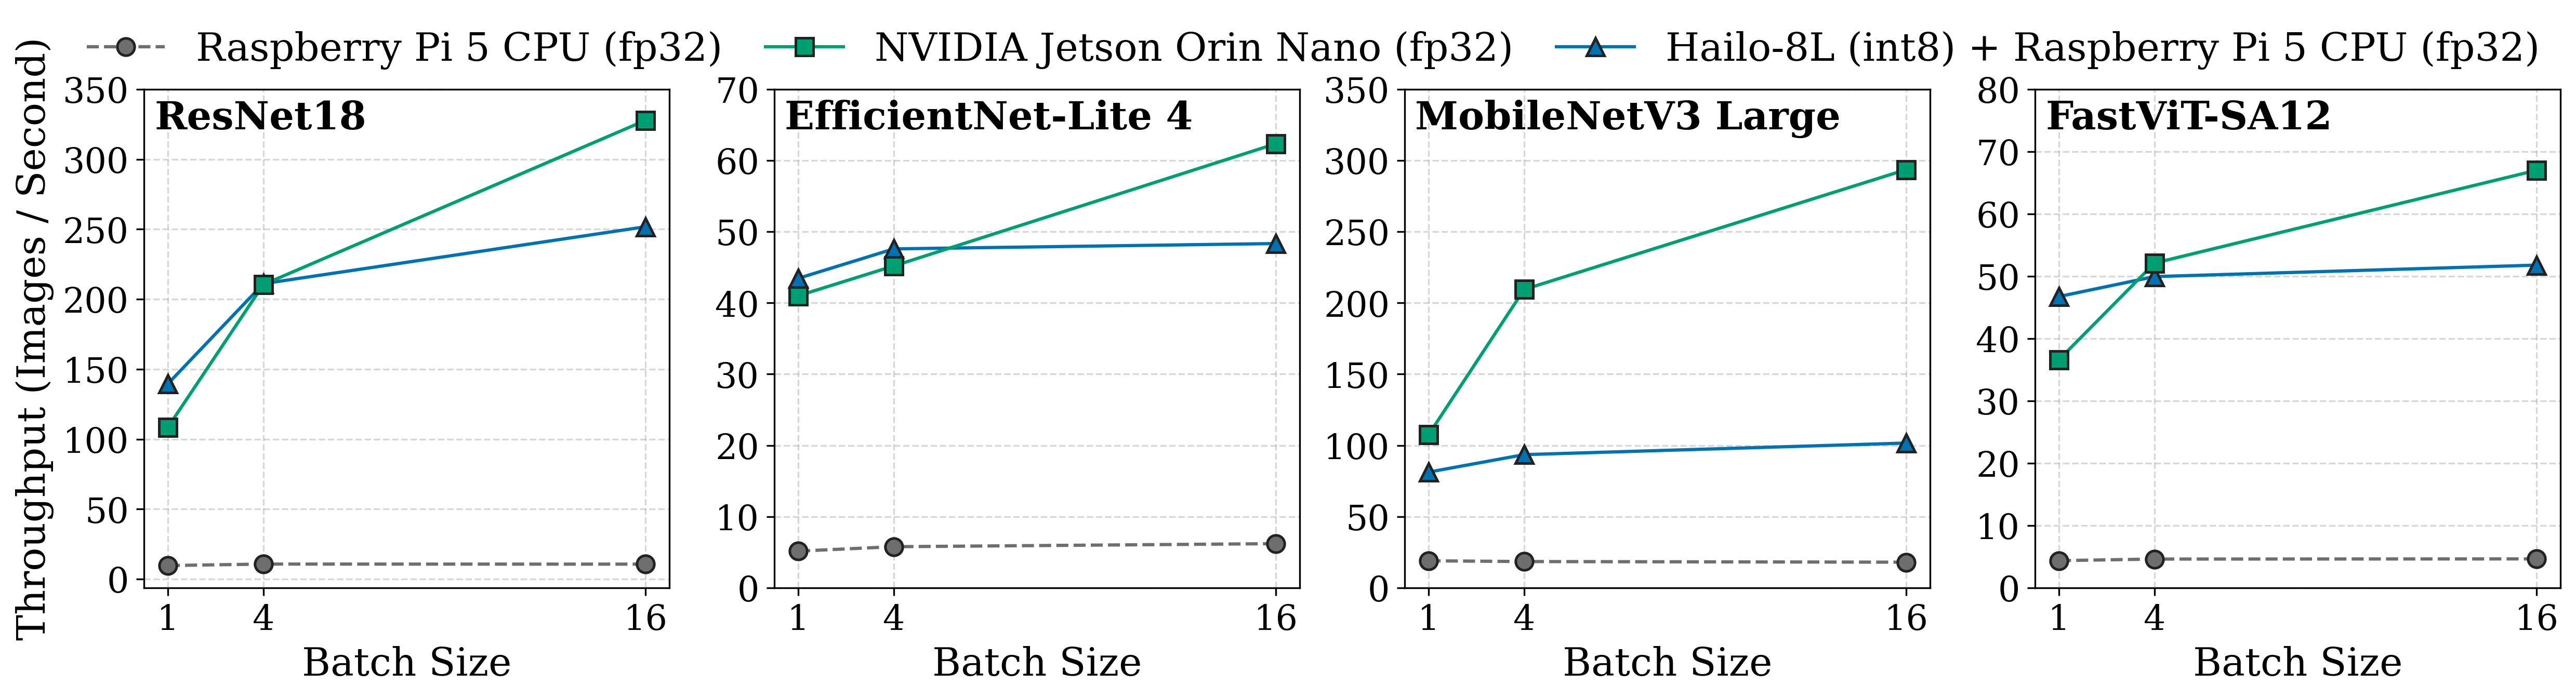
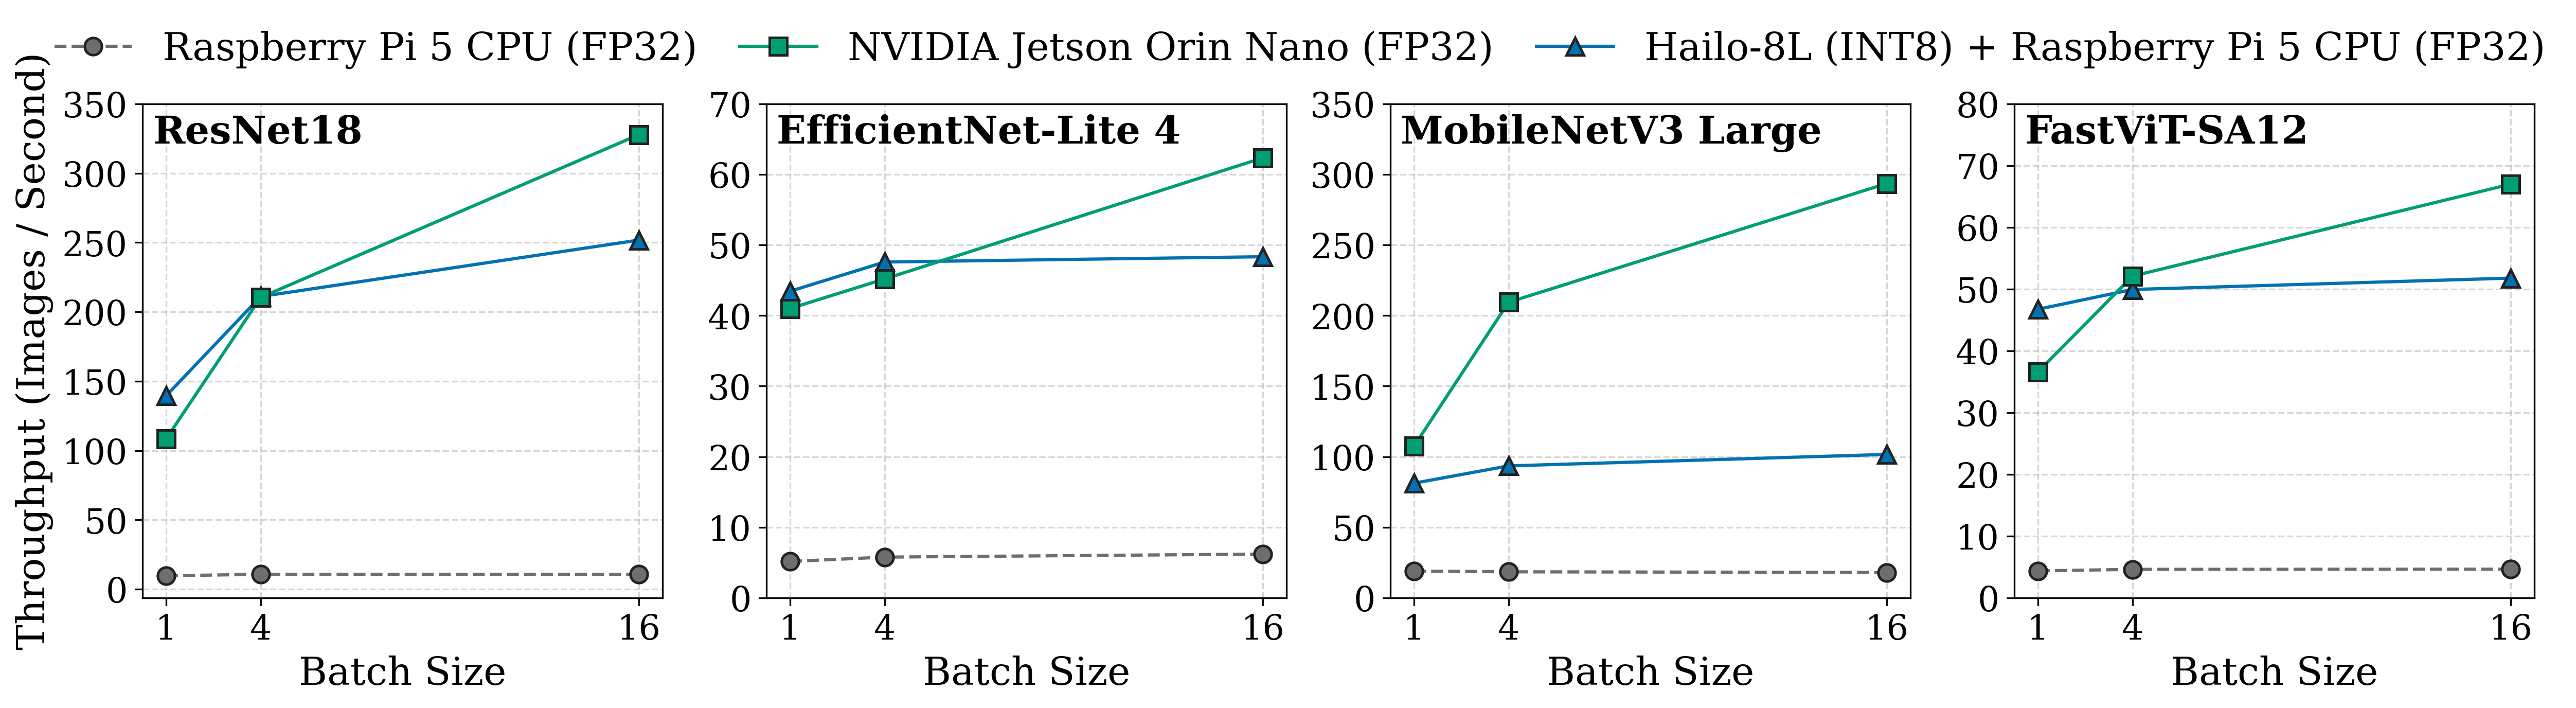
Code edit (unified diff) that turned the first committed figure into the second:
--- before
+++ after
@@ -38,7 +38,7 @@
     cpu_vals = throughput_pi_cpu.get(model_name, [np.nan] * len(batch_sizes))
     hailo_vals = throughput_pi_hailo.get(model_name, [np.nan] * len(batch_sizes))
-    ax.plot(batch_sizes, cpu_vals, marker='o', linestyle='--', color=research_palette['gray'], label='Raspberry Pi 5 CPU (fp32)', markeredgecolor=research_palette['black'], markeredgewidth=1.2, markersize=8)
-    ax.plot(batch_sizes, hailo_vals, marker='^', linestyle='-', color=research_palette['blue'], label='Hailo-8L (int8) + Raspberry Pi 5 CPU (fp32)', markeredgecolor=research_palette['black'], markeredgewidth=1.2, markersize=8)
-    ax.plot(batch_sizes, orin_vals, marker='s', linestyle='-', color=research_palette['green'], label='NVIDIA Jetson Orin Nano (fp32)', markeredgecolor=research_palette['black'], markeredgewidth=1.2, markersize=8)
+    ax.plot(batch_sizes, cpu_vals, marker='o', linestyle='--', color=research_palette['gray'], label='Raspberry Pi 5 CPU (FP32)', markeredgecolor=research_palette['black'], markeredgewidth=1.2, markersize=8)
+    ax.plot(batch_sizes, hailo_vals, marker='^', linestyle='-', color=research_palette['blue'], label='Hailo-8L (INT8) + Raspberry Pi 5 CPU (FP32)', markeredgecolor=research_palette['black'], markeredgewidth=1.2, markersize=8)
+    ax.plot(batch_sizes, orin_vals, marker='s', linestyle='-', color=research_palette['green'], label='NVIDIA Jetson Orin Nano (FP32)', markeredgecolor=research_palette['black'], markeredgewidth=1.2, markersize=8)
     ax.text(0.02, 0.98, model_name, transform=ax.transAxes, ha='left', va='top', fontsize=18, fontweight='bold')
     ax.set_xticks(batch_sizes)
@@ -57,13 +57,13 @@
 handles, labels = axs[0].get_legend_handles_labels()
 legend_order = [
-    'Raspberry Pi 5 CPU (fp32)',
-    'NVIDIA Jetson Orin Nano (fp32)',
-    'Hailo-8L (int8) + Raspberry Pi 5 CPU (fp32)',
+    'Raspberry Pi 5 CPU (FP32)',
+    'NVIDIA Jetson Orin Nano (FP32)',
+    'Hailo-8L (INT8) + Raspberry Pi 5 CPU (FP32)',
 ]
 ordered_handles = [handles[labels.index(name)] for name in legend_order]
-fig.legend(ordered_handles, legend_order, loc='upper center', ncol=3, frameon=False, bbox_to_anchor=(0.5, 1.05), fontsize=18, columnspacing=1.1, handlelength=2)
+fig.legend(ordered_handles, legend_order, loc='upper center', ncol=3, frameon=False, bbox_to_anchor=(0.5, 1.075), fontsize=18, columnspacing=1.1, handlelength=2)
 
 fig.subplots_adjust(top=0.9, hspace=0.1, wspace=0.2, bottom=0.1)
 
-plt.savefig('Figure_X_throughput_grid.pdf')
+plt.savefig('Figure_5_throughput_grid.pdf')
 plt.show()

Commit: Update graph visualization notebook